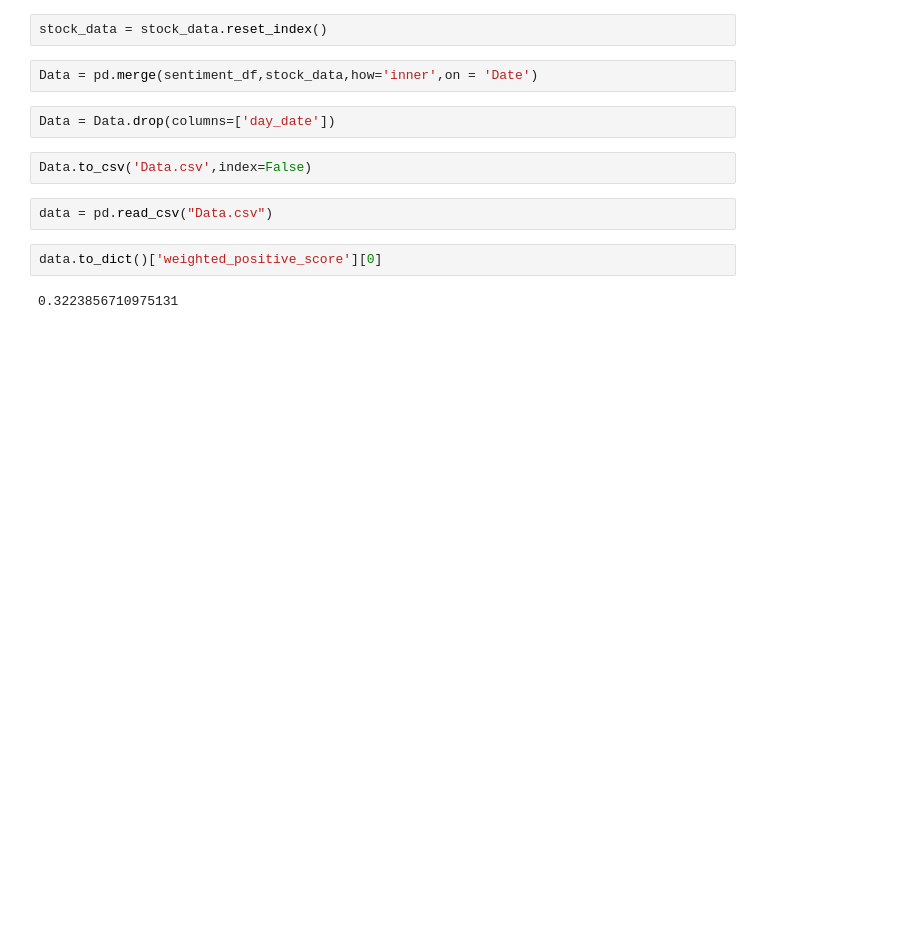
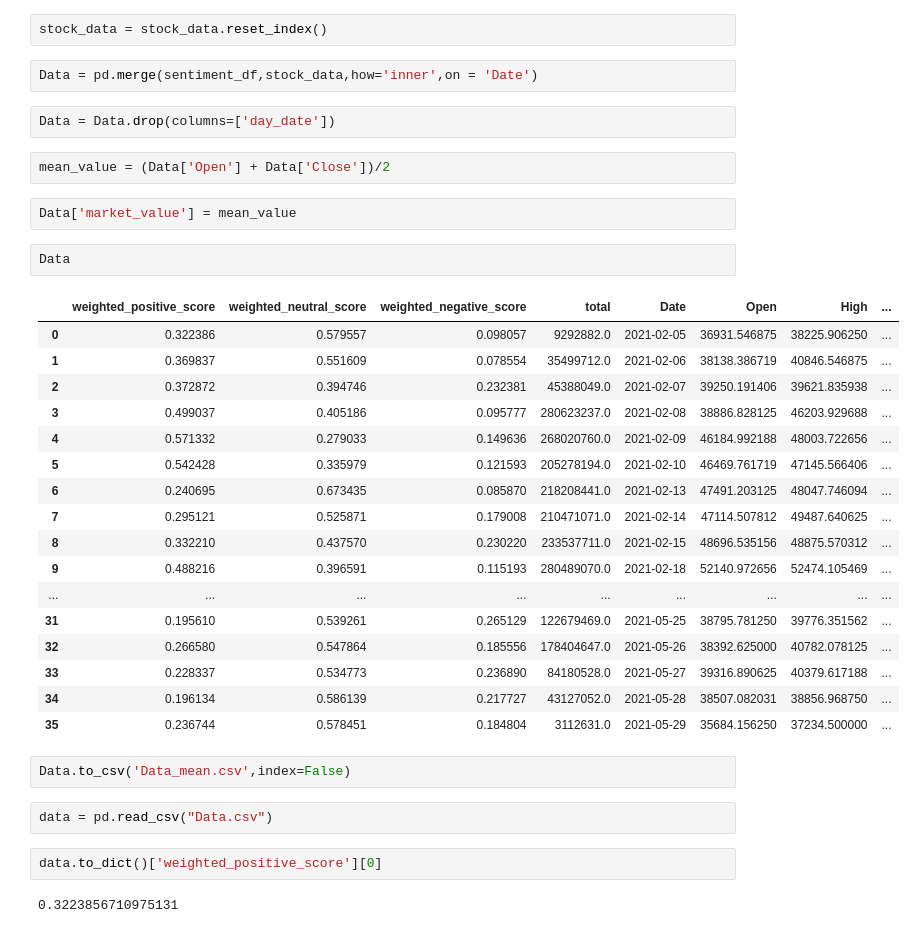
Before and after one commit to Anouar7768/Cryptocurrency-Trading-bot-using-RL, a Jupyter notebook: notebooks/Data exploration .ipynb, the cells around one changed output. Saved outputs shown, nothing was run; the diff lists cells and outputs as text; blank space fills up the shorter version.

```diff
--- a/notebooks/Data exploration .ipynb
+++ b/notebooks/Data exploration .ipynb
@@ -78,8 +78,32 @@ stock_data = stock_data.reset_index()
 Data = pd.merge(sentiment_df,stock_data,how='inner',on = 'Date')
 # %%
 Data = Data.drop(columns=['day_date'])
+# %%
+mean_value = (Data['Open'] + Data['Close'])/2
+# %%
+Data['market_value'] = mean_value
+# %%
+Data
+# %% [output]
+|  | weighted_positive_score | weighted_neutral_score | weighted_negative_score | total | Date | Open | High | ... |
+| 0 | 0.322386 | 0.579557 | 0.098057 | 9292882.0 | 2021-02-05 | 36931.546875 | 38225.906250 | ... |
+| 1 | 0.369837 | 0.551609 | 0.078554 | 35499712.0 | 2021-02-06 | 38138.386719 | 40846.546875 | ... |
+| 2 | 0.372872 | 0.394746 | 0.232381 | 45388049.0 | 2021-02-07 | 39250.191406 | 39621.835938 | ... |
+| 3 | 0.499037 | 0.405186 | 0.095777 | 280623237.0 | 2021-02-08 | 38886.828125 | 46203.929688 | ... |
+| 4 | 0.571332 | 0.279033 | 0.149636 | 268020760.0 | 2021-02-09 | 46184.992188 | 48003.722656 | ... |
+| 5 | 0.542428 | 0.335979 | 0.121593 | 205278194.0 | 2021-02-10 | 46469.761719 | 47145.566406 | ... |
+| 6 | 0.240695 | 0.673435 | 0.085870 | 218208441.0 | 2021-02-13 | 47491.203125 | 48047.746094 | ... |
+| 7 | 0.295121 | 0.525871 | 0.179008 | 210471071.0 | 2021-02-14 | 47114.507812 | 49487.640625 | ... |
+| 8 | 0.332210 | 0.437570 | 0.230220 | 233537711.0 | 2021-02-15 | 48696.535156 | 48875.570312 | ... |
+| 9 | 0.488216 | 0.396591 | 0.115193 | 280489070.0 | 2021-02-18 | 52140.972656 | 52474.105469 | ... |
+| ... | ... | ... | ... | ... | ... | ... | ... | ... |
+| 31 | 0.195610 | 0.539261 | 0.265129 | 122679469.0 | 2021-05-25 | 38795.781250 | 39776.351562 | ... |
+| 32 | 0.266580 | 0.547864 | 0.185556 | 178404647.0 | 2021-05-26 | 38392.625000 | 40782.078125 | ... |
+| 33 | 0.228337 | 0.534773 | 0.236890 | 84180528.0 | 2021-05-27 | 39316.890625 | 40379.617188 | ... |
+| 34 | 0.196134 | 0.586139 | 0.217727 | 43127052.0 | 2021-05-28 | 38507.082031 | 38856.968750 | ... |
+| 35 | 0.236744 | 0.578451 | 0.184804 | 3112631.0 | 2021-05-29 | 35684.156250 | 37234.500000 | ... |
 # %%
-Data.to_csv('Data.csv',index=False)
+Data.to_csv('Data_mean.csv',index=False)
 # %%
 data = pd.read_csv("Data.csv")
 # %%
```
Also changed, not shown: 3 other files.
